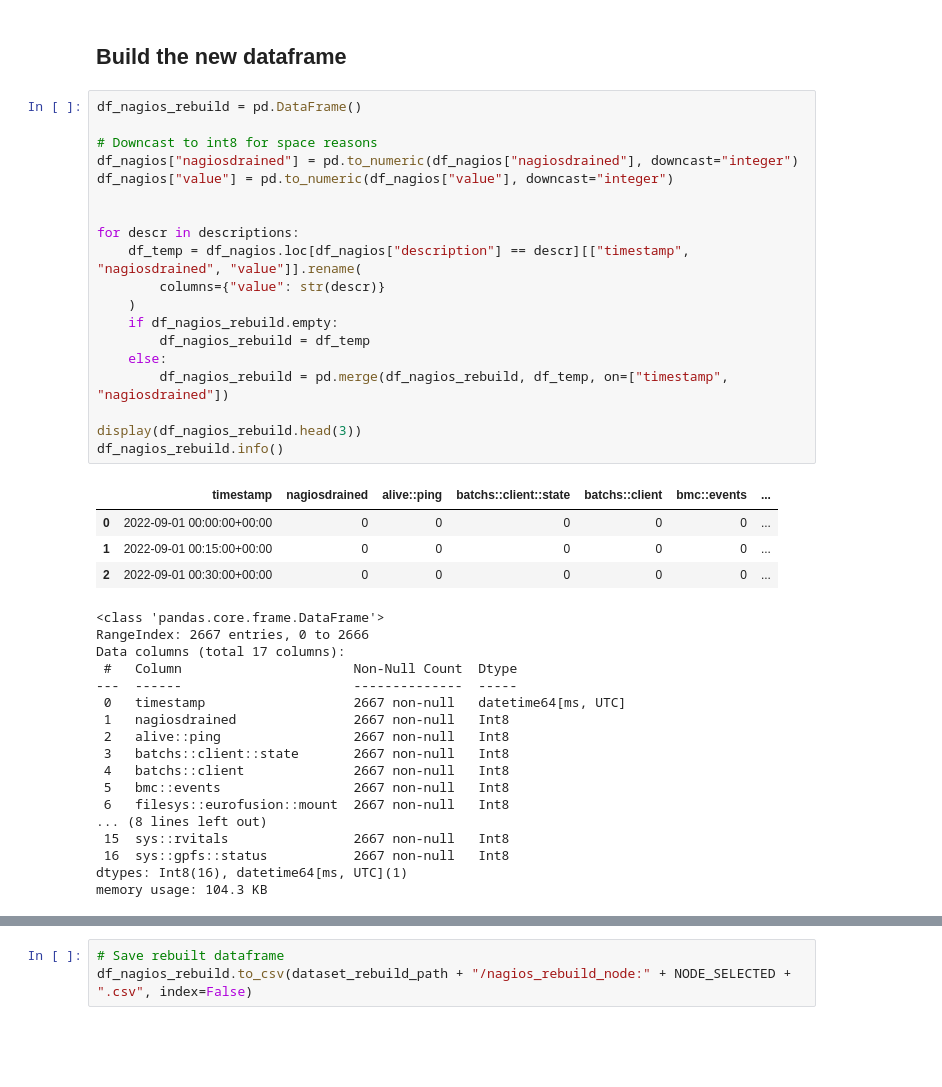
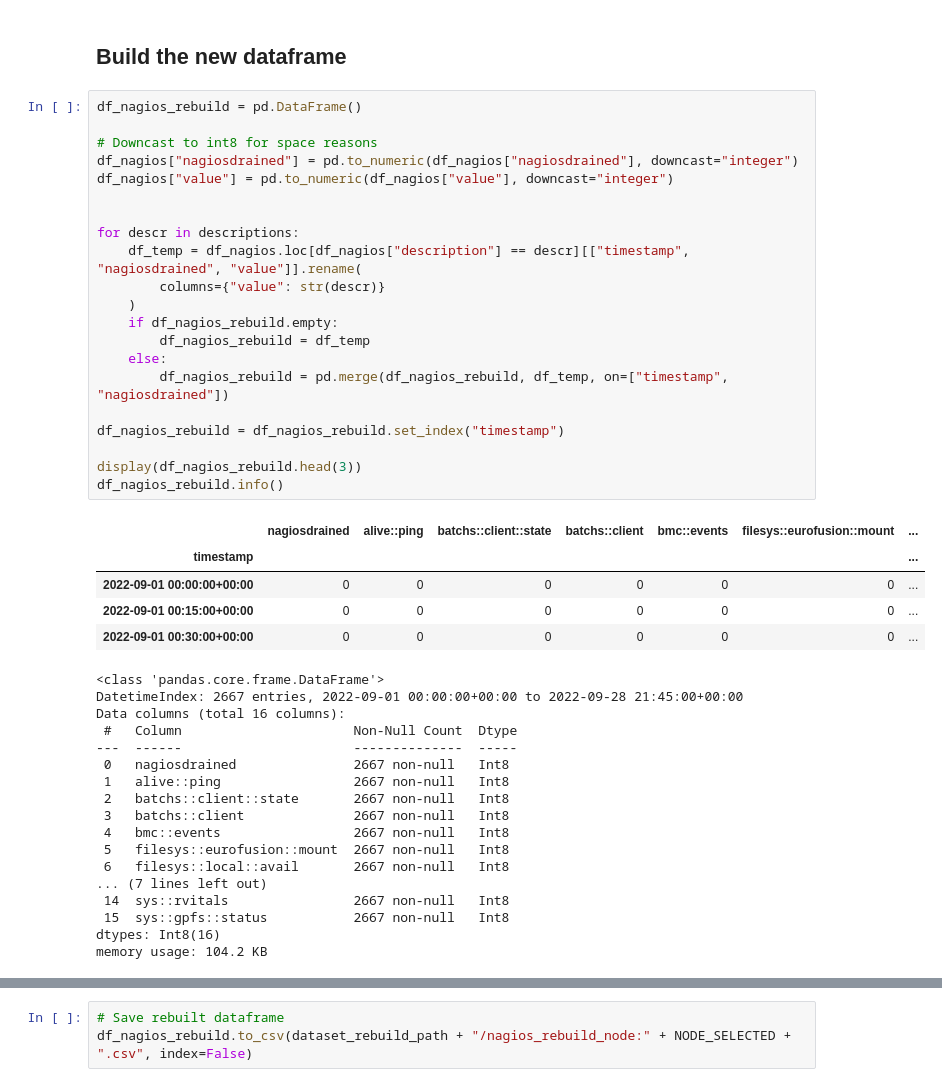
Before and after one commit to RiccardoEvangelisti/Anomaly-Detection, a Jupyter notebook: Data_Visualization.ipynb, the cells around one changed output, grey strips where cells are left out. Saved outputs shown, nothing was run; the diff lists cells and outputs as text; blank space fills up the shorter version.

```diff
--- a/Data_Visualization.ipynb
+++ b/Data_Visualization.ipynb
@@ -303,43 +303,46 @@ There is a time hole of 2 timestamps, between these *present* timestamps:
 # %%
 df_nagios_rebuild = pd.DataFrame()
 
 # Downcast to int8 for space reasons
 df_nagios["nagiosdrained"] = pd.to_numeric(df_nagios["nagiosdrained"], downcast="integer")
 df_nagios["value"] = pd.to_numeric(df_nagios["value"], downcast="integer")
 
 
 for descr in descriptions:
     df_temp = df_nagios.loc[df_nagios["description"] == descr][["timestamp", "nagiosdrained", "value"]].rename(
         columns={"value": str(descr)}
     )
     if df_nagios_rebuild.empty:
         df_nagios_rebuild = df_temp
     else:
         df_nagios_rebuild = pd.merge(df_nagios_rebuild, df_temp, on=["timestamp", "nagiosdrained"])
 
+df_nagios_rebuild = df_nagios_rebuild.set_index("timestamp")
+
 display(df_nagios_rebuild.head(3))
 df_nagios_rebuild.info()
 # %% [output]
-|  | timestamp | nagiosdrained | alive::ping | batchs::client::state | batchs::client | bmc::events | ... |
-| 0 | 2022-09-01 00:00:00+00:00 | 0 | 0 | 0 | 0 | 0 | ... |
-| 1 | 2022-09-01 00:15:00+00:00 | 0 | 0 | 0 | 0 | 0 | ... |
-| 2 | 2022-09-01 00:30:00+00:00 | 0 | 0 | 0 | 0 | 0 | ... |
+|  | nagiosdrained | alive::ping | batchs::client::state | batchs::client | bmc::events | filesys::eurofusion::mount | ... |
+| timestamp |  |  |  |  |  |  | ... |
+| 2022-09-01 00:00:00+00:00 | 0 | 0 | 0 | 0 | 0 | 0 | ... |
+| 2022-09-01 00:15:00+00:00 | 0 | 0 | 0 | 0 | 0 | 0 | ... |
+| 2022-09-01 00:30:00+00:00 | 0 | 0 | 0 | 0 | 0 | 0 | ... |
 <class 'pandas.core.frame.DataFrame'>
-RangeIndex: 2667 entries, 0 to 2666
-Data columns (total 17 columns):
+DatetimeIndex: 2667 entries, 2022-09-01 00:00:00+00:00 to 2022-09-28 21:45:00+00:00
+Data columns (total 16 columns):
  #   Column                      Non-Null Count  Dtype
 ---  ------                      --------------  -----
- 0   timestamp                   2667 non-null   datetime64[ms, UTC]
- 1   nagiosdrained               2667 non-null   Int8
- 2   alive::ping                 2667 non-null   Int8
- 3   batchs::client::state       2667 non-null   Int8
- 4   batchs::client              2667 non-null   Int8
- 5   bmc::events                 2667 non-null   Int8
- 6   filesys::eurofusion::mount  2667 non-null   Int8
-... (8 lines left out)
- 15  sys::rvitals                2667 non-null   Int8
- 16  sys::gpfs::status           2667 non-null   Int8
-dtypes: Int8(16), datetime64[ms, UTC](1)
-memory usage: 104.3 KB
+ 0   nagiosdrained               2667 non-null   Int8
+ 1   alive::ping                 2667 non-null   Int8
+ 2   batchs::client::state       2667 non-null   Int8
+ 3   batchs::client              2667 non-null   Int8
+ 4   bmc::events                 2667 non-null   Int8
+ 5   filesys::eurofusion::mount  2667 non-null   Int8
+ 6   filesys::local::avail       2667 non-null   Int8
+... (7 lines left out)
+ 14  sys::rvitals                2667 non-null   Int8
+ 15  sys::gpfs::status           2667 non-null   Int8
+dtypes: Int8(16)
+memory usage: 104.2 KB
 # %%
 _, axes = plt.subplots(figsize=(16, 3))
```
Also changed, not shown: parts of 15 cells of this notebook.
